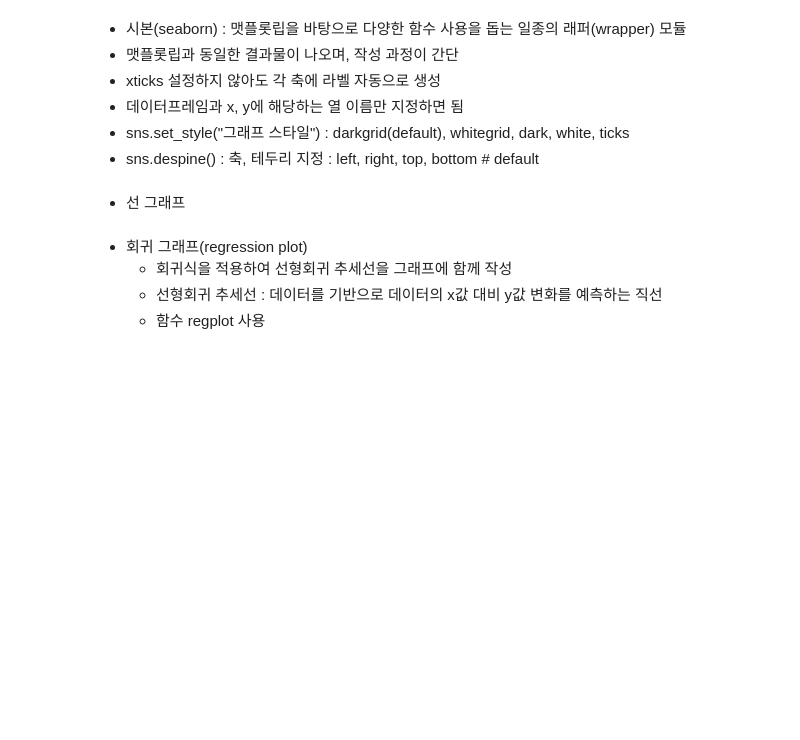
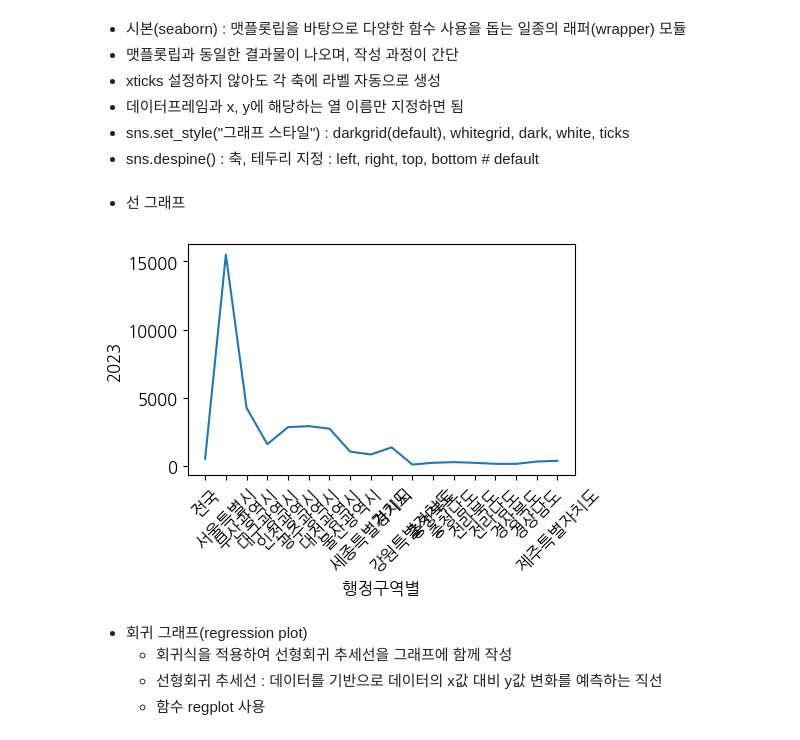
Before and after one commit to maggiojeju/2024_mirae_master, a Jupyter notebook: 2일차_탐색적데이터분석_기초_완성.ipynb, the cells around one changed output. Cells and saved outputs as stored; diff of their text form; code cells hidden in the pictures; blank space fills up the shorter version.

```diff
--- a/2일차_탐색적데이터분석_기초_완성.ipynb
+++ b/2일차_탐색적데이터분석_기초_완성.ipynb
@@ -504,6 +671,22 @@ plt.show()
 - sns.despine() : 축, 테두리 지정 : left, right, top, bottom # default
 # %% [markdown]
 - 선 그래프
+# %%
+# seaborn lineplot 사용하기
+import pandas as pd
+import matplotlib.pyplot as plt
+import seaborn as sns
+
+df = pd.read_excel('인구밀도_인구주택총조사기준___시도_20241021111719.xlsx')
+# df.head()
+
+# sns.lineplot(data=df, x='행정구역별', y='2021')
+# sns.lineplot(data=df, x='행정구역별', y='2022')
+sns.lineplot(data=df, x='행정구역별', y='2023', )
+plt.xticks(rotation=45)
+plt.show()
+# %% [output]
+[figure, added]
 # %%
 import numpy as np
 import pandas as pd
```
Also changed, not shown: parts of 47 cells of this notebook.
